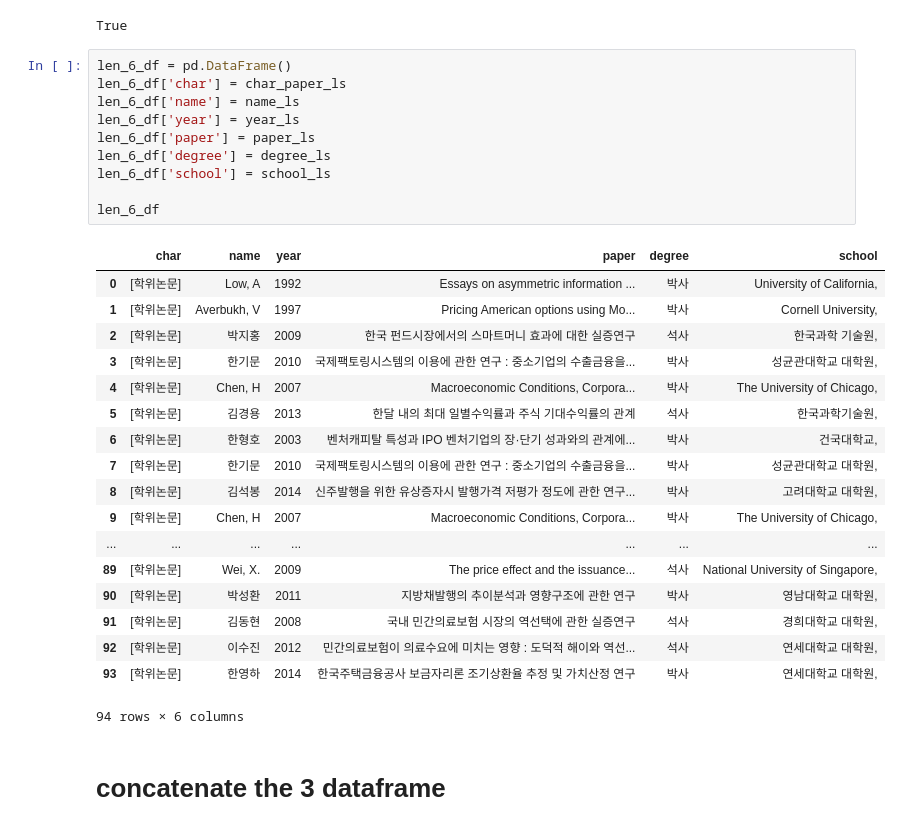
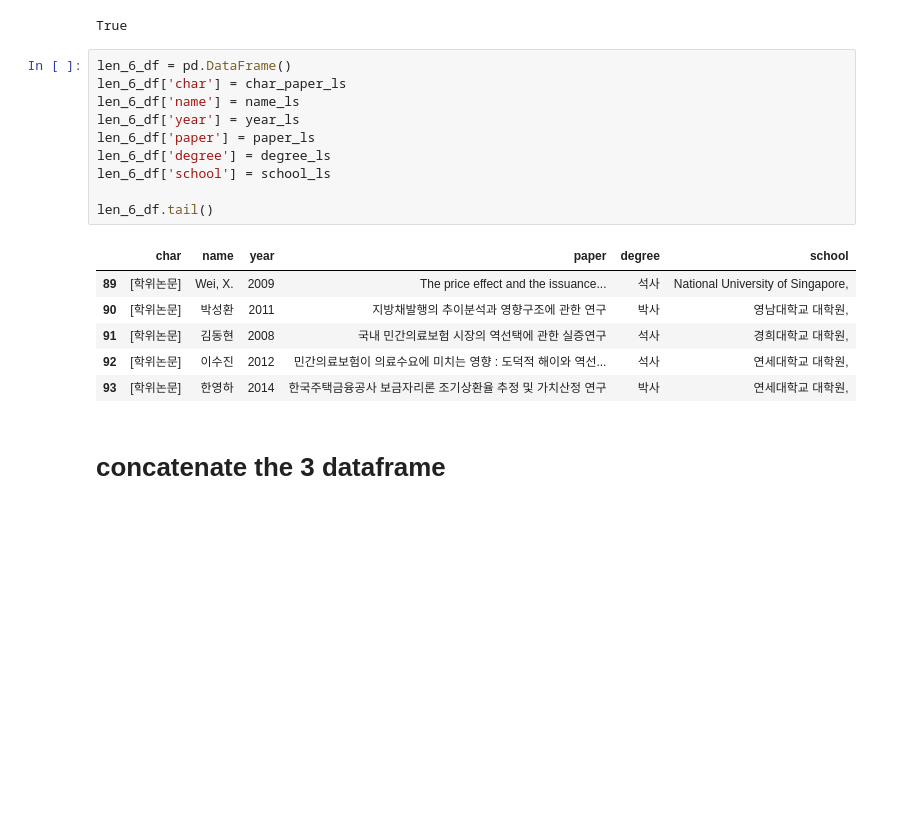
Before and after one commit to hskimim/Quantitative_Finance, a Jupyter notebook: SSU/finlab/extract_reference/New_Trial_1025/tuning_dataframe_with_references.ipynb, the cells around one changed output. Drawn from its saved outputs; the diff is of its cells as text; blank space fills up the shorter version.

```diff
--- a/SSU/finlab/extract_reference/New_Trial_1025/tuning_dataframe_with_references.ipynb
+++ b/SSU/finlab/extract_reference/New_Trial_1025/tuning_dataframe_with_references.ipynb
@@ -818,32 +659,20 @@ True
 # %%
 len_6_df = pd.DataFrame()
 len_6_df['char'] = char_paper_ls
 len_6_df['name'] = name_ls
 len_6_df['year'] = year_ls
 len_6_df['paper'] = paper_ls
 len_6_df['degree'] = degree_ls
 len_6_df['school'] = school_ls
 
-len_6_df
+len_6_df.tail()
 # %% [output]
 |  | char | name | year | paper | degree | school |
-| 0 | [학위논문] | Low, A | 1992 | Essays on asymmetric information ... | 박사 | University of California, |
-| 1 | [학위논문] | Averbukh, V | 1997 | Pricing American options using Mo... | 박사 | Cornell University, |
-| 2 | [학위논문] | 박지홍 | 2009 | 한국 펀드시장에서의 스마트머니 효과에 대한 실증연구 | 석사 | 한국과학 기술원, |
-| 3 | [학위논문] | 한기문 | 2010 | 국제팩토링시스템의 이용에 관한 연구 : 중소기업의 수출금융을... | 박사 | 성균관대학교 대학원, |
-| 4 | [학위논문] | Chen, H | 2007 | Macroeconomic Conditions, Corpora... | 박사 | The University of Chicago, |
-| 5 | [학위논문] | 김경용 | 2013 | 한달 내의 최대 일별수익률과 주식 기대수익률의 관계 | 석사 | 한국과학기술원, |
-| 6 | [학위논문] | 한형호 | 2003 | 벤처캐피탈 특성과 IPO 벤처기업의 장·단기 성과와의 관계에... | 박사 | 건국대학교, |
-| 7 | [학위논문] | 한기문 | 2010 | 국제팩토링시스템의 이용에 관한 연구 : 중소기업의 수출금융을... | 박사 | 성균관대학교 대학원, |
-| 8 | [학위논문] | 김석봉 | 2014 | 신주발행을 위한 유상증자시 발행가격 저평가 정도에 관한 연구... | 박사 | 고려대학교 대학원, |
-| 9 | [학위논문] | Chen, H | 2007 | Macroeconomic Conditions, Corpora... | 박사 | The University of Chicago, |
-| ... | ... | ... | ... | ... | ... | ... |
 | 89 | [학위논문] | Wei, X. | 2009 | The price effect and the issuance... | 석사 | National University of Singapore, |
 | 90 | [학위논문] | 박성환 | 2011 | 지방채발행의 추이분석과 영향구조에 관한 연구 | 박사 | 영남대학교 대학원, |
 | 91 | [학위논문] | 김동현 | 2008 | 국내 민간의료보험 시장의 역선택에 관한 실증연구 | 석사 | 경희대학교 대학원, |
 | 92 | [학위논문] | 이수진 | 2012 | 민간의료보험이 의료수요에 미치는 영향 : 도덕적 해이와 역선... | 석사 | 연세대학교 대학원, |
 | 93 | [학위논문] | 한영하 | 2014 | 한국주택금융공사 보금자리론 조기상환율 추정 및 가치산정 연구 | 박사 | 연세대학교 대학원, |
-94 rows × 6 columns
 # %% [markdown]
 # concatenate the 3 dataframe
 # %%
```
Also changed, not shown: parts of 38 cells of this notebook.
